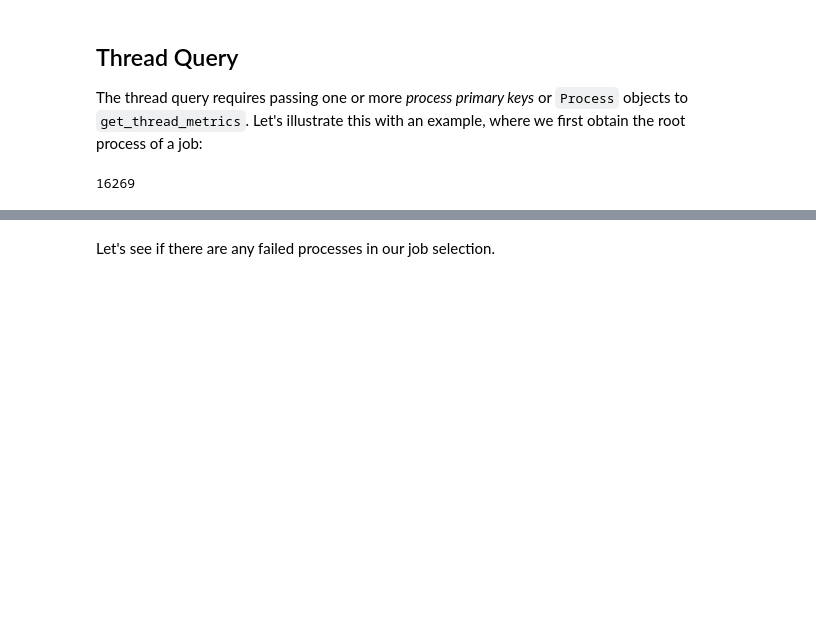
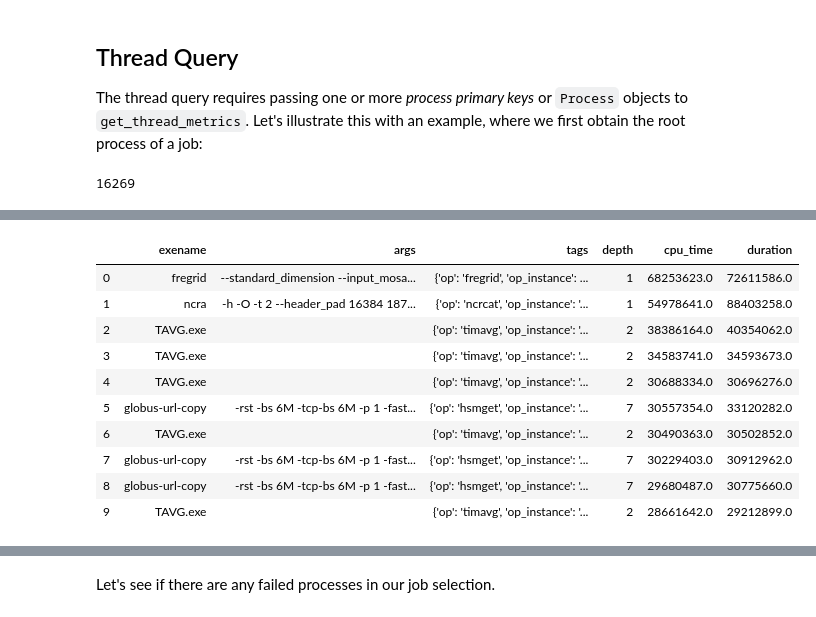
Before and after one commit to ilaflott/epmt, a Jupyter notebook: notebooks/Query-API.ipynb, the cells around one changed output, grey strips where cells are left out. Drawn from its saved outputs; the diff is of its cells as text; code cells hidden in the pictures; blank space fills up the shorter version.

```diff
--- a/notebooks/Query-API.ipynb
+++ b/notebooks/Query-API.ipynb
@@ -1257 +1238,18 @@ eq.get_thread_metrics(p)
+# %%
+# you may also want to see the processes that were the big CPU hogs in the job
+# so here we order by decreasing cpu time, see the top-10 using limit
+cpu_hogs = eq.get_procs('676007', order = (eq.desc(eq.Process.cpu_time)), fmt='pandas', limit=10)
+cpu_hogs[['exename', 'args', 'tags', 'depth', 'cpu_time', 'duration']]
+# %% [output]
+|  | exename | args | tags | depth | cpu_time | duration |
+| 0 | fregrid | --standard_dimension --input_mosa... | {'op': 'fregrid', 'op_instance': ... | 1 | 68253623.0 | 72611586.0 |
+| 1 | ncra | -h -O -t 2 --header_pad 16384 187... | {'op': 'ncrcat', 'op_instance': '... | 1 | 54978641.0 | 88403258.0 |
+| 2 | TAVG.exe |  | {'op': 'timavg', 'op_instance': '... | 2 | 38386164.0 | 40354062.0 |
+| 3 | TAVG.exe |  | {'op': 'timavg', 'op_instance': '... | 2 | 34583741.0 | 34593673.0 |
+| 4 | TAVG.exe |  | {'op': 'timavg', 'op_instance': '... | 2 | 30688334.0 | 30696276.0 |
+| 5 | globus-url-copy | -rst -bs 6M -tcp-bs 6M -p 1 -fast... | {'op': 'hsmget', 'op_instance': '... | 7 | 30557354.0 | 33120282.0 |
+| 6 | TAVG.exe |  | {'op': 'timavg', 'op_instance': '... | 2 | 30490363.0 | 30502852.0 |
+| 7 | globus-url-copy | -rst -bs 6M -tcp-bs 6M -p 1 -fast... | {'op': 'hsmget', 'op_instance': '... | 7 | 30229403.0 | 30912962.0 |
+| 8 | globus-url-copy | -rst -bs 6M -tcp-bs 6M -p 1 -fast... | {'op': 'hsmget', 'op_instance': '... | 7 | 29680487.0 | 30775660.0 |
+| 9 | TAVG.exe |  | {'op': 'timavg', 'op_instance': '... | 2 | 28661642.0 | 29212899.0 |
 # %%
```
Also changed, not shown: parts of 60 cells of this notebook, 1 other file.
